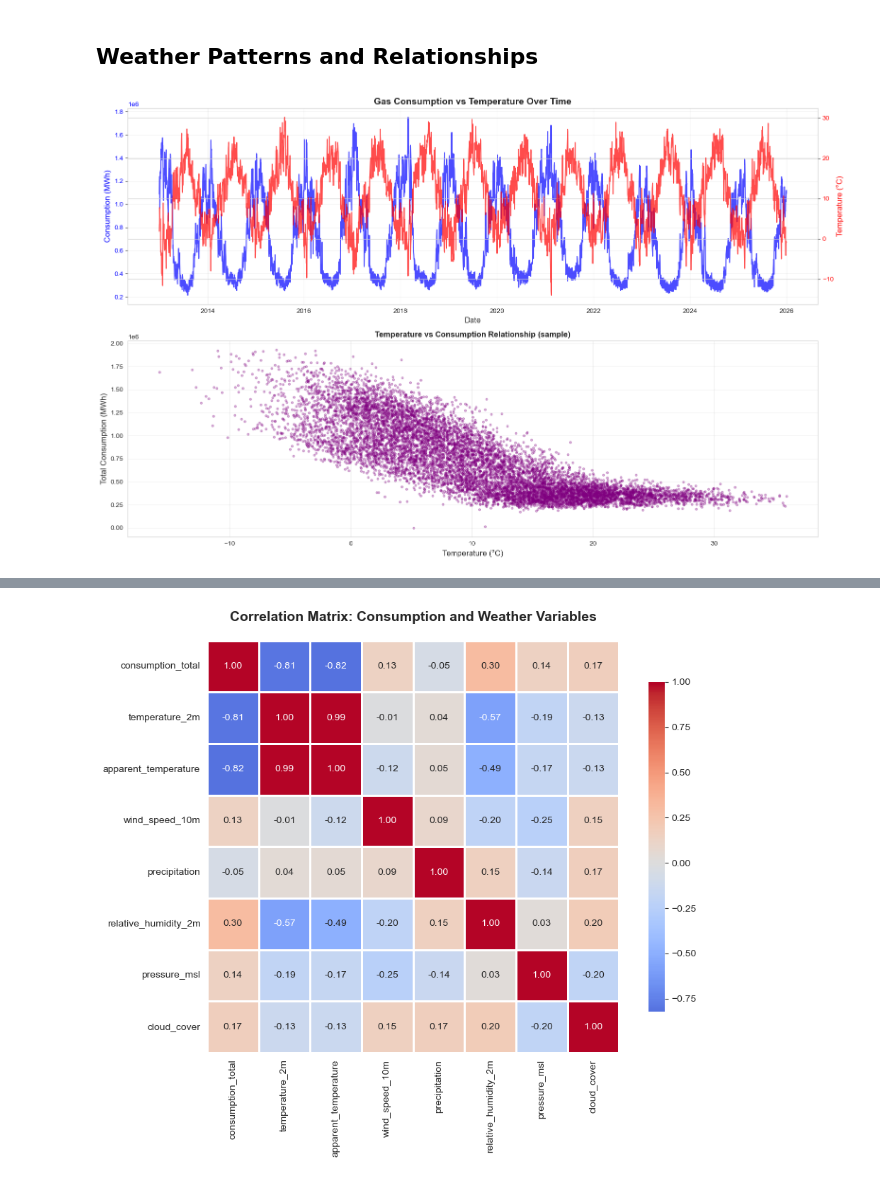
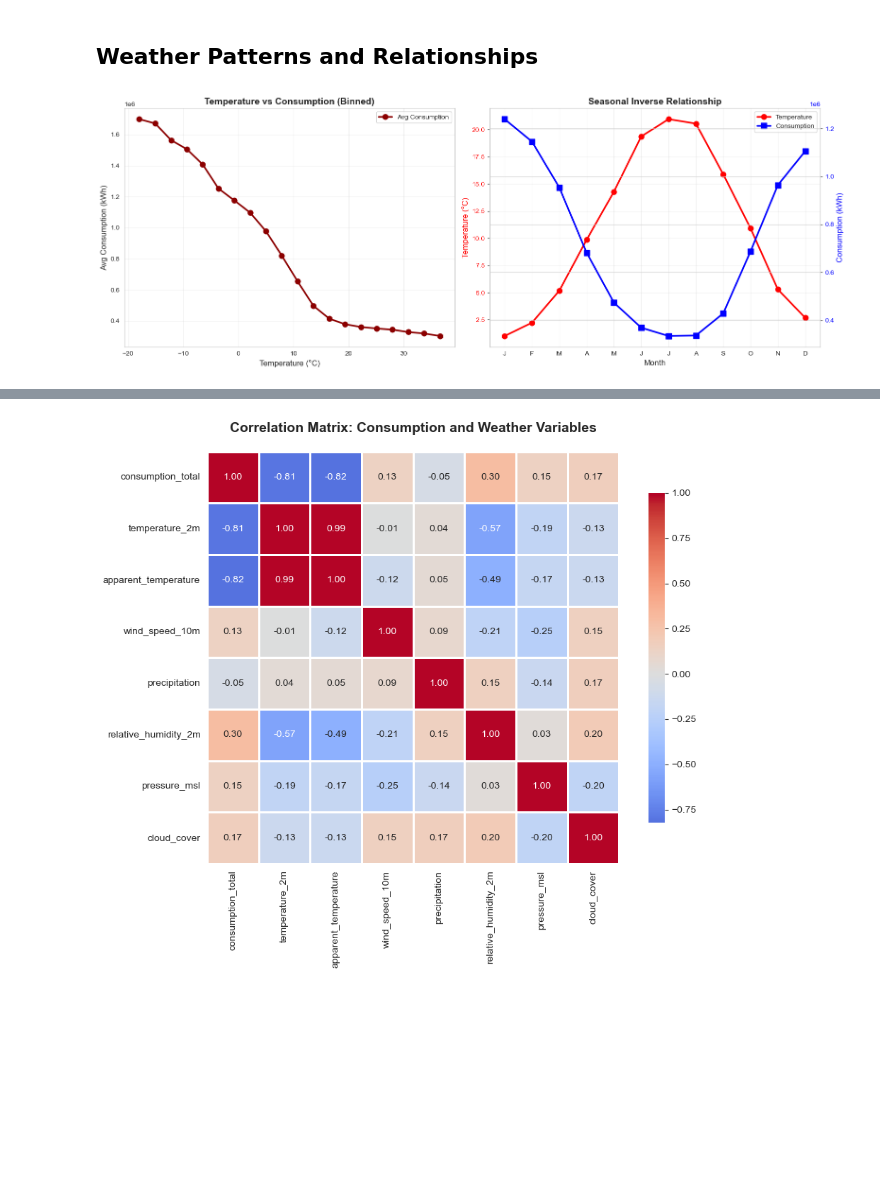
Before and after one commit to SLI0124/diplomovy-projekt, a Jupyter notebook: notebooks/eda_merged_dataset.ipynb, the cells around one changed output, grey strips where cells are left out. Drawn from its saved outputs; the diff is of its cells as text; code cells hidden in the pictures; blank space fills up the shorter version.

Commit message:
feat: better EDA structure and plots

```diff
--- a/notebooks/eda_merged_dataset.ipynb
+++ b/notebooks/eda_merged_dataset.ipynb
@@ -106,0 +82,14 @@ missing_values
+# %%
+negative_summary = []
+
+for col in consumption_cols:
+    negative_count = (df[col] < 0).sum()
+    if negative_count > 0:
+        negative_summary.append({
+            "column": col,
+            "negative_count": negative_count
+        })
+
+negative_summary_df = pd.DataFrame(negative_summary)
+
+negative_summary_df
@@ -193,7 +235,7 @@ for col in consumption_cols:
         df_clean.loc[df_clean[col] < 0, col] = np.nan
 
 # Apply IQR outlier removal with multiplier=1.5 (can be adjusted)
-IQR_MULTIPLIER = 1.5
+IQR_MULTIPLIER = 6 # for keeping as much data as possible for this stage
 
 print(f"\nApplying IQR method with multiplier={IQR_MULTIPLIER}")
 print("=" * 60)
@@ -570,50 +675,57 @@ plt.show()
 # %% [markdown]
 ## Weather Patterns and Relationships
 # %%
-# Temperature vs Consumption
-fig, (ax1, ax2) = plt.subplots(2, 1, figsize=(16, 10))
+# Temperature vs Consumption - Detailed Analysis
+fig, axes = plt.subplots(1, 2, figsize=(16, 6))
 
-# Time series comparison
-ax1_twin = ax1.twinx()
+# Left: Binned temperature with clear trend
+temp_bins = pd.cut(df_clean['temperature_2m'], bins=20)
+# Group by temperature bins (use observed=True to avoid FutureWarning)
+binned_data = (df_clean
+               .groupby(temp_bins, observed=True)['consumption_total']
+               .agg(['mean', 'std', 'count']))
+binned_data['sem'] = binned_data['std'] / np.sqrt(binned_data['count'])
+bin_centers = [interval.mid for interval in binned_data.index]
 
-# Consumption on left axis
-consumption_daily = (df_clean
-                     .set_index('datetime')['consumption_total']
-                     .resample('D')
-                     .mean())
-ax1.plot(consumption_daily.index, consumption_daily.values,
-         color='blue', alpha=0.7, linewidth=1.5, label='Avg Daily Consumption')
+axes[0].plot(bin_centers, binned_data['mean'].to_numpy(),marker='o', linewidth=2.5,
+             markersize=8, color='darkred', label='Avg Consumption')
+axes[0].set_title('Temperature vs Consumption (Binned)', fontsize=14, fontweight='bold')
+axes[0].set_xlabel('Temperature (°C)', fontsize=12)
+axes[0].set_ylabel('Avg Consumption (kWh)', fontsize=12)
+axes[0].grid(True, alpha=0.3)
+axes[0].legend()
 
-# Temperature on right axis
-temp_daily = (df_clean
-              .set_index('datetime')['temperature_2m']
-              .resample('D')
-              .mean())
-ax1_twin.plot(temp_daily.index, temp_daily.values,
-              color='red', alpha=0.7, linewidth=1.5, label='Avg Daily Temperature')
+# Right: Dual axis time series
+ax_temp = axes[1]
+ax_cons = ax_temp.twinx()
 
-ax1.set_xlabel('Date', fontsize=12)
-ax1.set_ylabel('Consumption (MWh)', fontsize=12, color='blue')
-ax1_twin.set_ylabel('Temperature (°C)', fontsize=12, color='red')
-ax1.set_title('Gas Consumption vs Temperature Over Time',
-              fontsize=14,
-              fontweight='bold')
-ax1.tick_params(axis='y', labelcolor='blue')
-ax1_twin.tick_params(axis='y', labelcolor='red')
-ax1.grid(True, alpha=0.3)
+monthly_temp = df_clean.groupby('month')['temperature_2m'].mean()
+monthly_cons = df_clean.groupby('month')['consumption_total'].mean()
 
-# Scatter plot: Temperature vs Consumption
-sample = df_clean.sample(n=min(10000, len(df_clean)), random_state=42)
-ax2.scatter(sample['temperature_2m'], sample['consumption_total'],
-            alpha=0.3, s=10, color='purple')
-ax2.set_xlabel('Temperature (°C)', fontsize=12)
-ax2.set_ylabel('Total Consumption (MWh)', fontsize=12)
-ax2.set_title('Temperature vs Consumption Relationship (sample)',
-              fontsize=12,
-              fontweight='bold')
-ax2.grid(True, alpha=0.3)
+ax_temp.plot(monthly_temp.index, monthly_temp.values,
+             marker='o', linewidth=2.5, markersize=8, color='red', label='Temperature')
+ax_cons.plot(monthly_cons.index, monthly_cons.values,
+             marker='s', linewidth=2.5, markersize=8, color='blue', label='Consumption')
+
+ax_temp.set_title('Seasonal Inverse Relationship', fontsize=14, fontweight='bold')
+ax_temp.set_xlabel('Month', fontsize=12)
+ax_temp.set_ylabel('Temperature (°C)', fontsize=12, color='red')
+ax_cons.set_ylabel('Consumption (kWh)', fontsize=12, color='blue')
+ax_temp.tick_params(axis='y', labelcolor='red')
+ax_cons.tick_params(axis='y', labelcolor='blue')
+ax_temp.set_xticks(range(1, 13))
+ax_temp.set_xticklabels(['J', 'F', 'M', 'A', 'M', 'J', 'J', 'A', 'S', 'O', 'N', 'D'])
+ax_temp.grid(True, alpha=0.3)
+
+# Add legends
+lines1, labels1 = ax_temp.get_legend_handles_labels()
+lines2, labels2 = ax_cons.get_legend_handles_labels()
+ax_temp.legend(lines1 + lines2, labels1 + labels2, loc='upper right')
 
 plt.tight_layout()
 plt.show()
+
+corr = df_clean[['temperature_2m', 'consumption_total']].corr().iloc[0, 1]
+print(f"Temperature-Consumption Correlation: {corr:.3f}")
 # %% [output]
-[figure, old version]
+[figure, new version]
```
Also changed, not shown: parts of 38 cells of this notebook, 1 other file.
